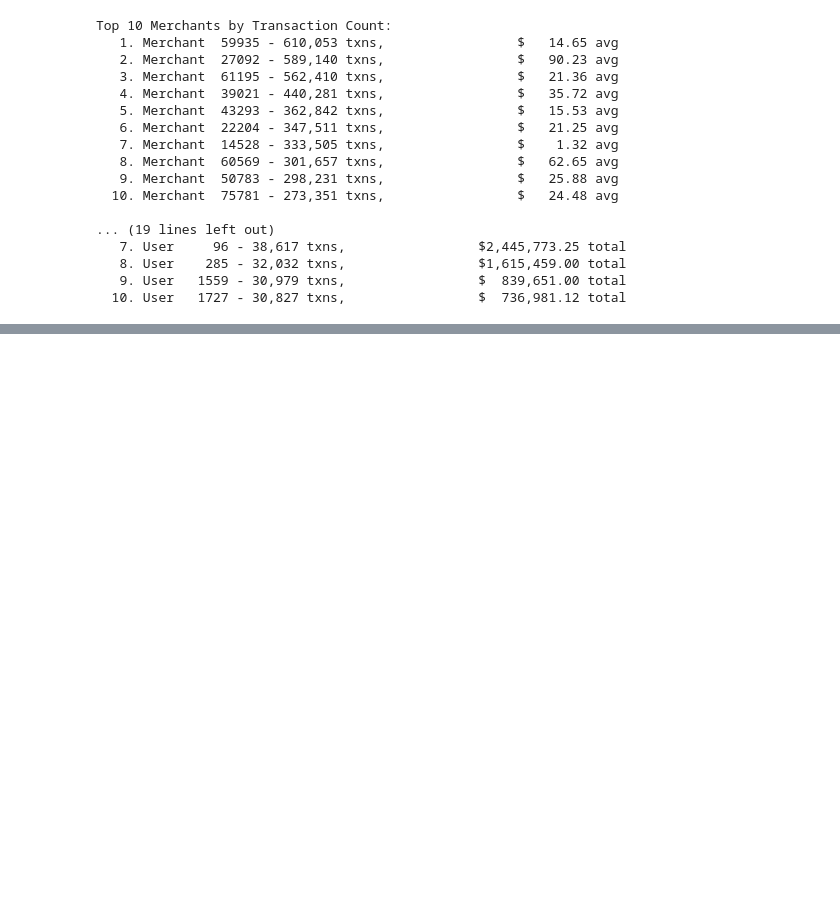
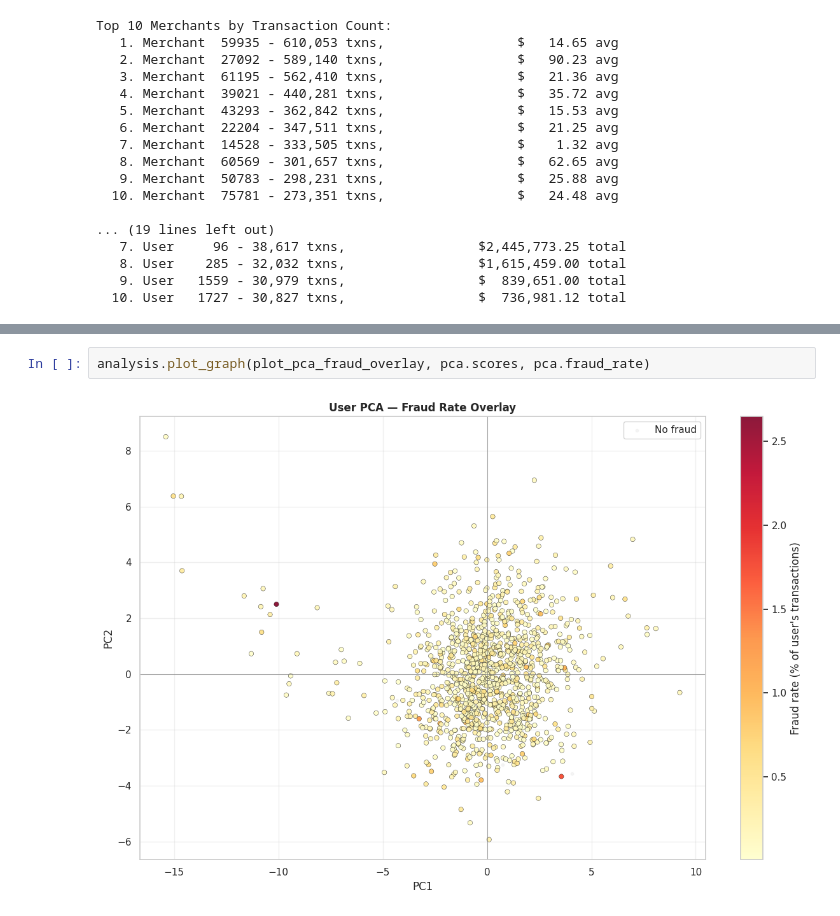
Before and after one commit to rrubaszek/TransactionDatasetAnalysis, a Jupyter notebook: notebooks/03-eda-analysis.ipynb, the cells around one changed output, grey strips where cells are left out. Drawn from its saved outputs; the diff is of its cells as text; blank space fills up the shorter version.

```diff
--- a/notebooks/03-eda-analysis.ipynb
+++ b/notebooks/03-eda-analysis.ipynb
@@ -111,0 +163,4 @@ Saved: /home/robert/TAI/DataAnalysis/lab1/plots/us_merchant_map.png
+# %%
+analysis.plot_graph(plot_pca_fraud_overlay, pca.scores, pca.fraud_rate)
+# %% [output]
+[figure, added]
```
Also changed, not shown: parts of 18 cells of this notebook, 2 other files.
